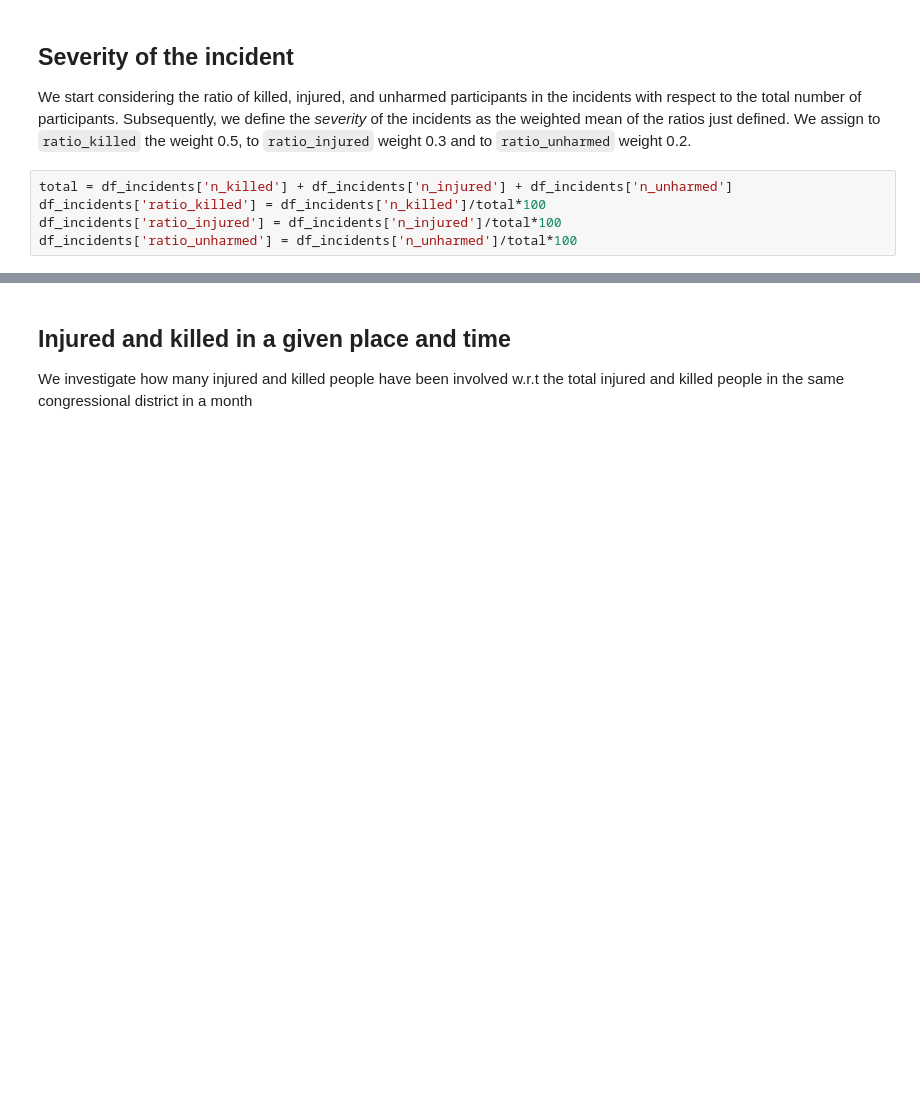
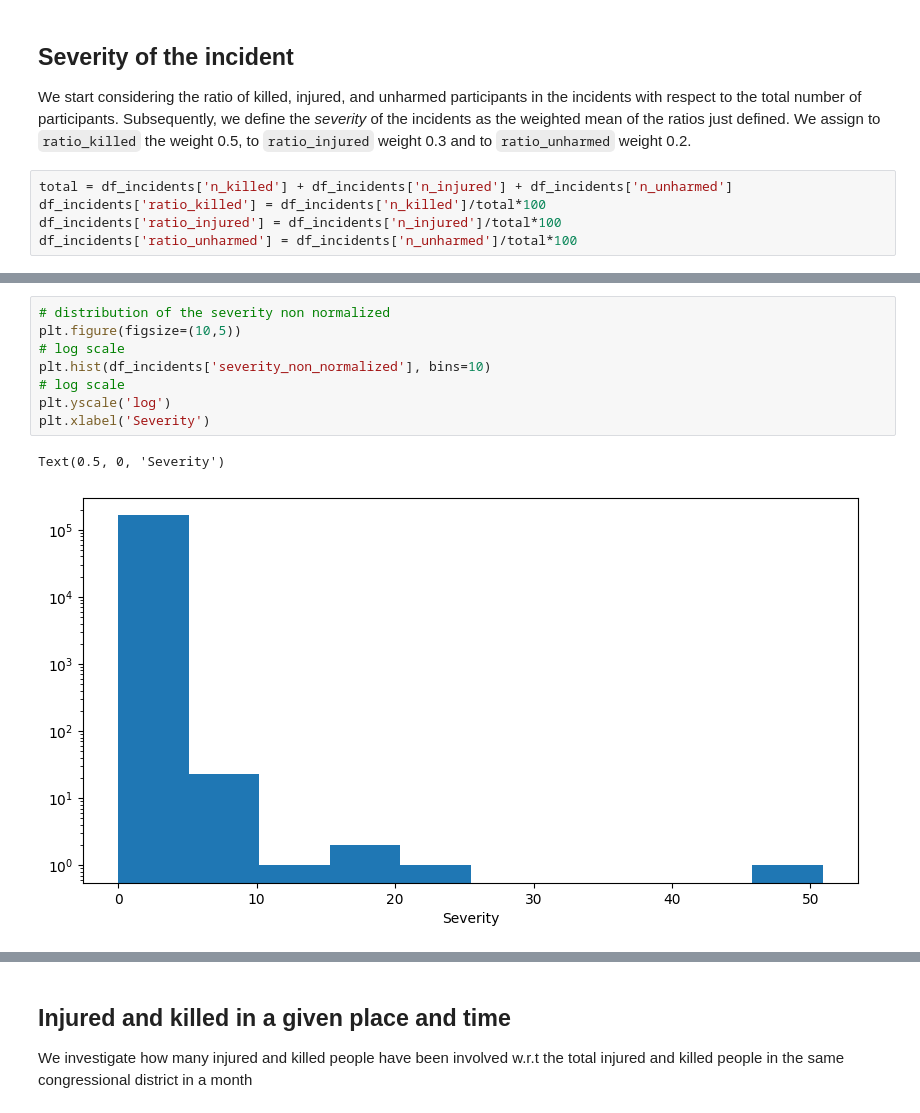
Before and after one commit to irenedovichi/DM-project, a Jupyter notebook: TASK 1/DataPreparation.ipynb, the cells around one changed output, grey strips where cells are left out. Drawn from its saved outputs; the diff is of its cells as text; blank space fills up the shorter version.

```diff
--- a/TASK 1/DataPreparation.ipynb
+++ b/TASK 1/DataPreparation.ipynb
@@ -82,3 +171,14 @@ plt.hist(df_incidents['severity'], bins=10)
+# %%
+# distribution of the severity non normalized
+plt.figure(figsize=(10,5))
+# log scale
+plt.hist(df_incidents['severity_non_normalized'], bins=10)
+# log scale
+plt.yscale('log')
+plt.xlabel('Severity')
+# %% [output]
+Text(0.5, 0, 'Severity')
+[figure, added]
 # %%
 # We drop the columns of the ratios
 df_incidents.drop(['ratio_killed', 'ratio_injured', 'ratio_unharmed'], axis=1)
```
Also changed, not shown: parts of 18 cells of this notebook.
